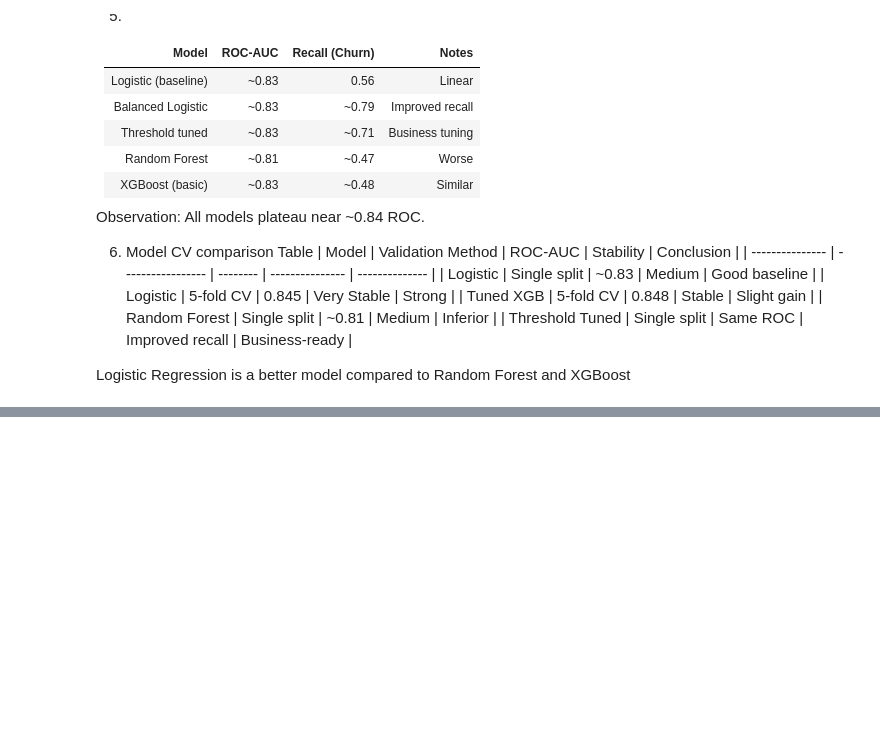
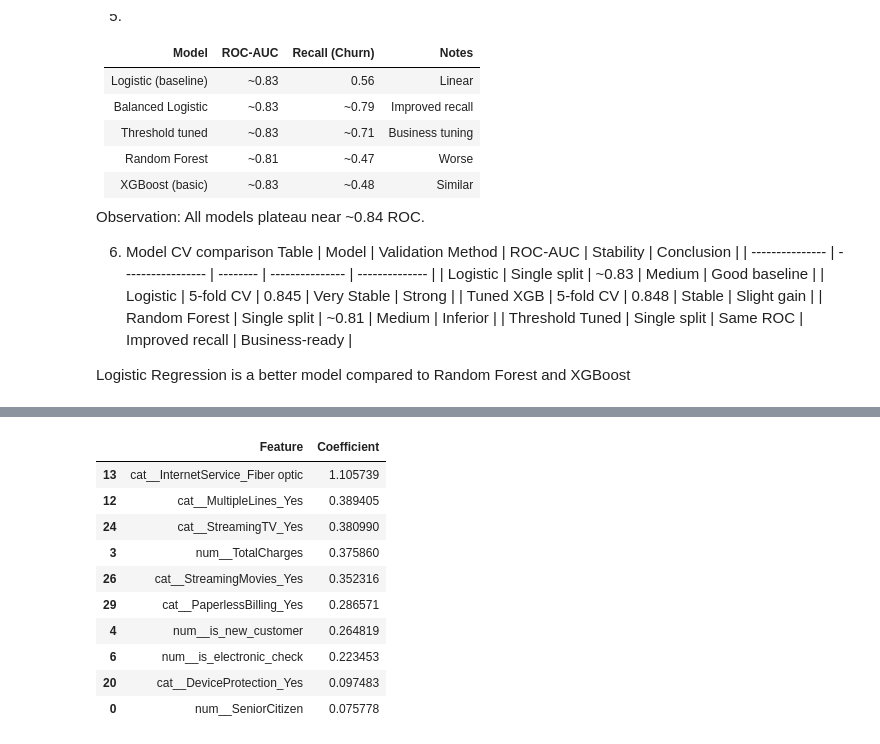
Before and after one commit to codebynishhhi/telecom_churn, a Jupyter notebook: notebooks/exploration.ipynb, the cells around one changed output, grey strips where cells are left out. Drawn from its saved outputs; the diff is of its cells as text; code cells hidden in the pictures; blank space fills up the shorter version.

```diff
--- a/notebooks/exploration.ipynb
+++ b/notebooks/exploration.ipynb
@@ -1095,0 +1254,10 @@ Logistic Regression is a better model compared to Random Forest and XGBoost
+# %%
+feature_names = enhanced_lr_model.named_steps['preprocessor'].get_feature_names_out()
+coefficients = enhanced_lr_model.named_steps['classifier'].coef_[0]
+
+importance_df = pd.DataFrame({
+    "Feature": feature_names,
+    "Coefficient": coefficients
+}).sort_values(by="Coefficient", ascending=False)
+
+print(importance_df.head(10))
@@ -1095,0 +1276,14 @@ Logistic Regression is a better model compared to Random Forest and XGBoost
+# %%
+importance_df.head(10)
+# %% [output]
+|  | Feature | Coefficient |
+| 13 | cat__InternetService_Fiber optic | 1.105739 |
+| 12 | cat__MultipleLines_Yes | 0.389405 |
+| 24 | cat__StreamingTV_Yes | 0.380990 |
+| 3 | num__TotalCharges | 0.375860 |
+| 26 | cat__StreamingMovies_Yes | 0.352316 |
+| 29 | cat__PaperlessBilling_Yes | 0.286571 |
+| 4 | num__is_new_customer | 0.264819 |
+| 6 | num__is_electronic_check | 0.223453 |
+| 20 | cat__DeviceProtection_Yes | 0.097483 |
+| 0 | num__SeniorCitizen | 0.075778 |
```
Also changed, not shown: parts of 21 cells of this notebook, 2 other files.
